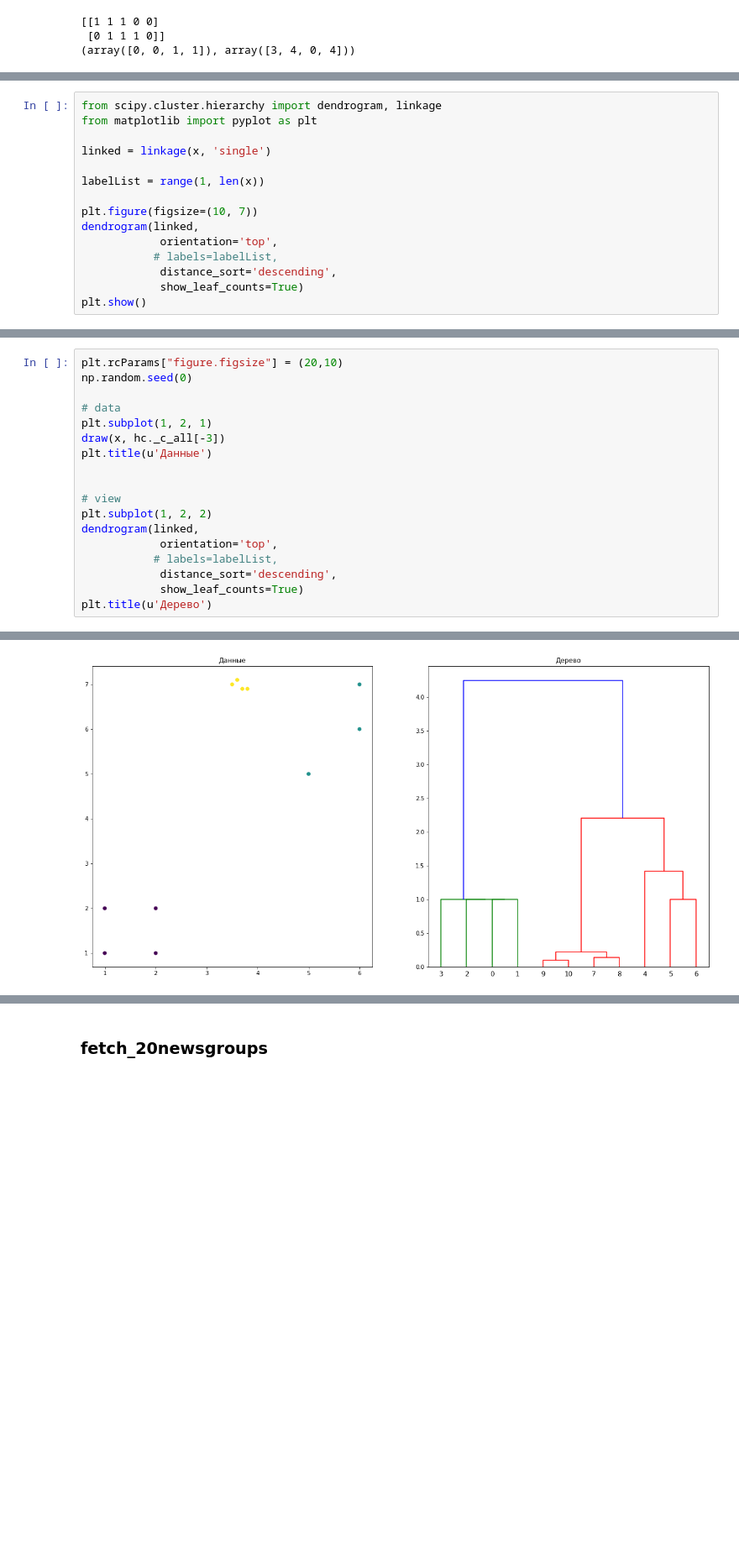
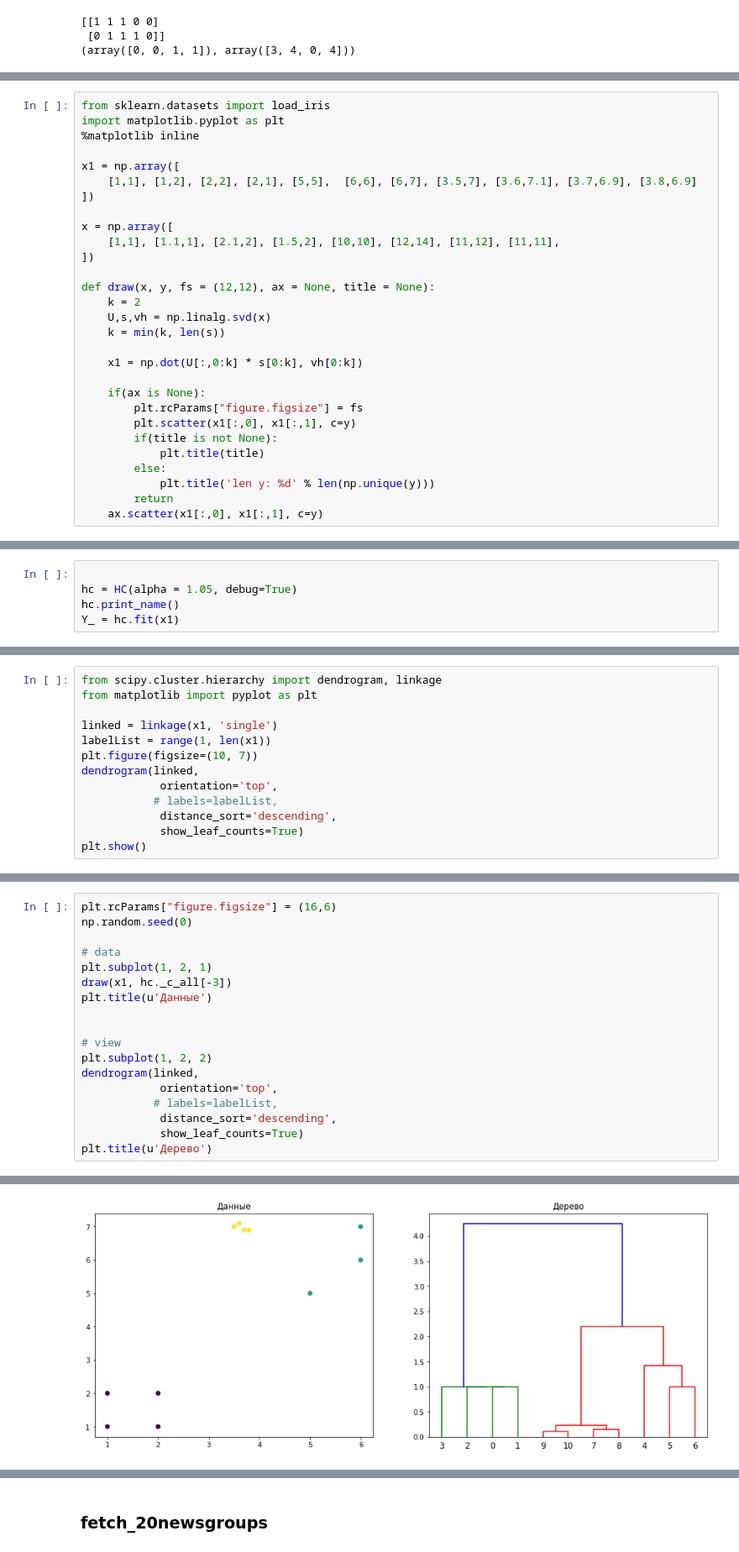
Before and after one commit to vench/study, a Jupyter notebook: Algorithm.ipynb, the cells around one changed output, grey strips where cells are left out. Shown at 84% size. Cells and saved outputs as stored; diff of their text form; blank space fills up the shorter version.

```diff
--- a/Algorithm.ipynb
+++ b/Algorithm.ipynb
@@ -165,3 +163,32 @@ print(v)
+# %%
+from sklearn.datasets import load_iris
+import matplotlib.pyplot as plt
+%matplotlib inline
+
+x1 = np.array([
+    [1,1], [1,2], [2,2], [2,1], [5,5],  [6,6], [6,7], [3.5,7], [3.6,7.1], [3.7,6.9], [3.8,6.9]
+])
+
+x = np.array([
+    [1,1], [1.1,1], [2.1,2], [1.5,2], [10,10], [12,14], [11,12], [11,11],
+])
+
+def draw(x, y, fs = (12,12), ax = None, title = None):
+    k = 2
+    U,s,vh = np.linalg.svd(x)
+    k = min(k, len(s))
+
+    x1 = np.dot(U[:,0:k] * s[0:k], vh[0:k])
+
+    if(ax is None):
+        plt.rcParams["figure.figsize"] = fs
+        plt.scatter(x1[:,0], x1[:,1], c=y)
+        if(title is not None):
+            plt.title(title)
+        else:
+            plt.title('len y: %d' % len(np.unique(y)))
+        return
+    ax.scatter(x1[:,0], x1[:,1], c=y)
 # %%
 class HC:
 
@@ -320,0 +297,5 @@ draw(x, hc._c_all[n])
+# %%
+
+hc = HC(alpha = 1.05, debug=True)
+hc.print_name()
+Y_ = hc.fit(x1)
@@ -322,10 +342,8 @@ draw(x, hc._c_all[n])
 from scipy.cluster.hierarchy import dendrogram, linkage
 from matplotlib import pyplot as plt
 
-linked = linkage(x, 'single')
-
-labelList = range(1, len(x))
-
+linked = linkage(x1, 'single')
+labelList = range(1, len(x1))
 plt.figure(figsize=(10, 7))
 dendrogram(linked,
             orientation='top',
@@ -336,26 +354,26 @@ plt.show()
 # %% [output]
 [figure]
 # %%
-plt.rcParams["figure.figsize"] = (20,10)
+plt.rcParams["figure.figsize"] = (16,6)
 np.random.seed(0)
 
 # data
 plt.subplot(1, 2, 1)
-draw(x, hc._c_all[-3])
+draw(x1, hc._c_all[-3])
 plt.title(u'Данные')
 
 
 # view
 plt.subplot(1, 2, 2)
 dendrogram(linked,
             orientation='top',
            # labels=labelList,
             distance_sort='descending',
             show_leaf_counts=True)
 plt.title(u'Дерево')
 # %% [output]
 Text(0.5, 1.0, 'Дерево')
-[figure, old version]
+[figure, new version]
 # %%
 data = load_iris()
 ix = data.data
```
Also changed, not shown: parts of 18 cells of this notebook, 1 other file.
